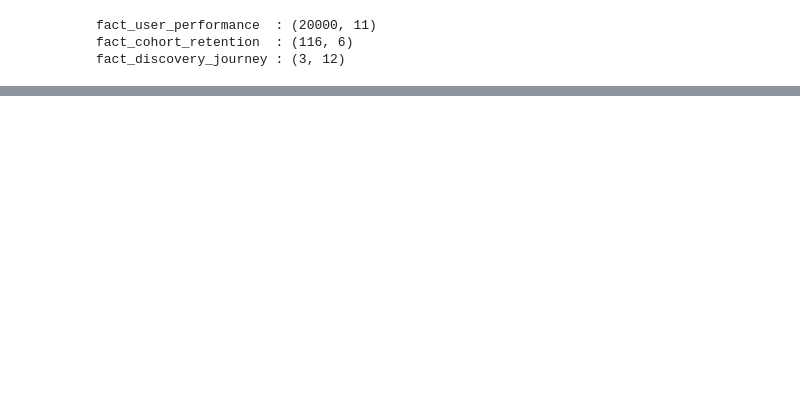
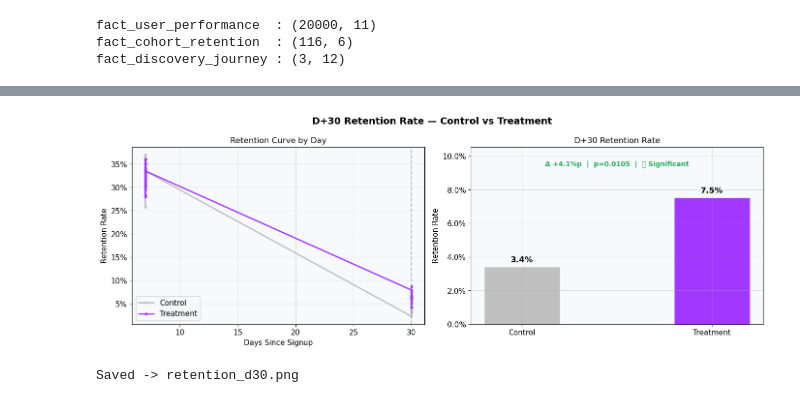
Before and after one commit to suhyun9892/deezer-discovery-experiment, a Jupyter notebook: analysis/ab_test_analysis.ipynb, the cells around one changed output, grey strips where cells are left out. Drawn from its saved outputs; the diff is of its cells as text; code cells hidden in the pictures; blank space fills up the shorter version.

```diff
--- a/analysis/ab_test_analysis.ipynb
+++ b/analysis/ab_test_analysis.ipynb
@@ -143,0 +216,48 @@ Saved -> srm_check.png
+# %%
+# ── Retention Curve Visualization ─────────────────────────────────
+# Plot D+7 and D+30 retention curves for control vs treatment
+
+ret_ctrl = df_retention[df_retention.user_group == 'control'].sort_values('days_since_signup')
+ret_trt  = df_retention[df_retention.user_group == 'treatment'].sort_values('days_since_signup')
+
+fig, axes = plt.subplots(1, 2, figsize=(14, 5))
+fig.suptitle('D+30 Retention Rate — Control vs Treatment', fontsize=14, fontweight='bold')
+
+# Left: Retention curve over time
+ax1 = axes[0]
+ax1.plot(ret_ctrl['days_since_signup'], ret_ctrl['retention_rate'],
+         color='#C0C0C0', linewidth=2, label='Control', marker='o', markersize=3)
+ax1.plot(ret_trt['days_since_signup'], ret_trt['retention_rate'],
+         color='#A238FF', linewidth=2, label='Treatment', marker='o', markersize=3)
+ax1.set_title('Retention Curve by Day', fontsize=12)
+ax1.set_xlabel('Days Since Signup')
+ax1.set_ylabel('Retention Rate')
+ax1.yaxis.set_major_formatter(plt.FuncFormatter(lambda y, _: f'{y:.0%}'))
+ax1.legend()
+ax1.axvline(x=30, color='gray', linestyle='--', alpha=0.5, label='D+30')
+
+# Right: D+30 bar comparison
+ax2 = axes[1]
+bars = ax2.bar(['Control', 'Treatment'], [p_ctrl_ret, p_trt_ret],
+               color=['#C0C0C0', '#A238FF'], width=0.4, edgecolor='white')
+ax2.set_title('D+30 Retention Rate', fontsize=12)
+ax2.set_ylabel('Retention Rate')
+ax2.yaxis.set_major_formatter(plt.FuncFormatter(lambda y, _: f'{y:.1%}'))
+ax2.set_ylim(0, max(p_ctrl_ret, p_trt_ret) * 1.4)
+
+for bar, val in zip(bars, [p_ctrl_ret, p_trt_ret]):
+    ax2.text(bar.get_x() + bar.get_width()/2, bar.get_height() + 0.002,
+             f'{val:.1%}', ha='center', va='bottom', fontsize=12, fontweight='bold')
+
+ax2.text(0.5, max(p_ctrl_ret, p_trt_ret) * 1.25,
+         f'Δ {diff_ret:+.1%}p  |  p={p_val_ret:.4f}  |  ✅ Significant',
+         ha='center', fontsize=10, color='#27AE60', fontweight='bold',
+         transform=ax2.transData)
+
+plt.tight_layout()
+plt.savefig('retention_d30.png', dpi=150, bbox_inches='tight')
+plt.show()
+print('Saved -> retention_d30.png')
+# %% [output]
+[figure, added]
+Saved -> retention_d30.png
```
Also changed, not shown: parts of 27 cells of this notebook, 6 other files.
